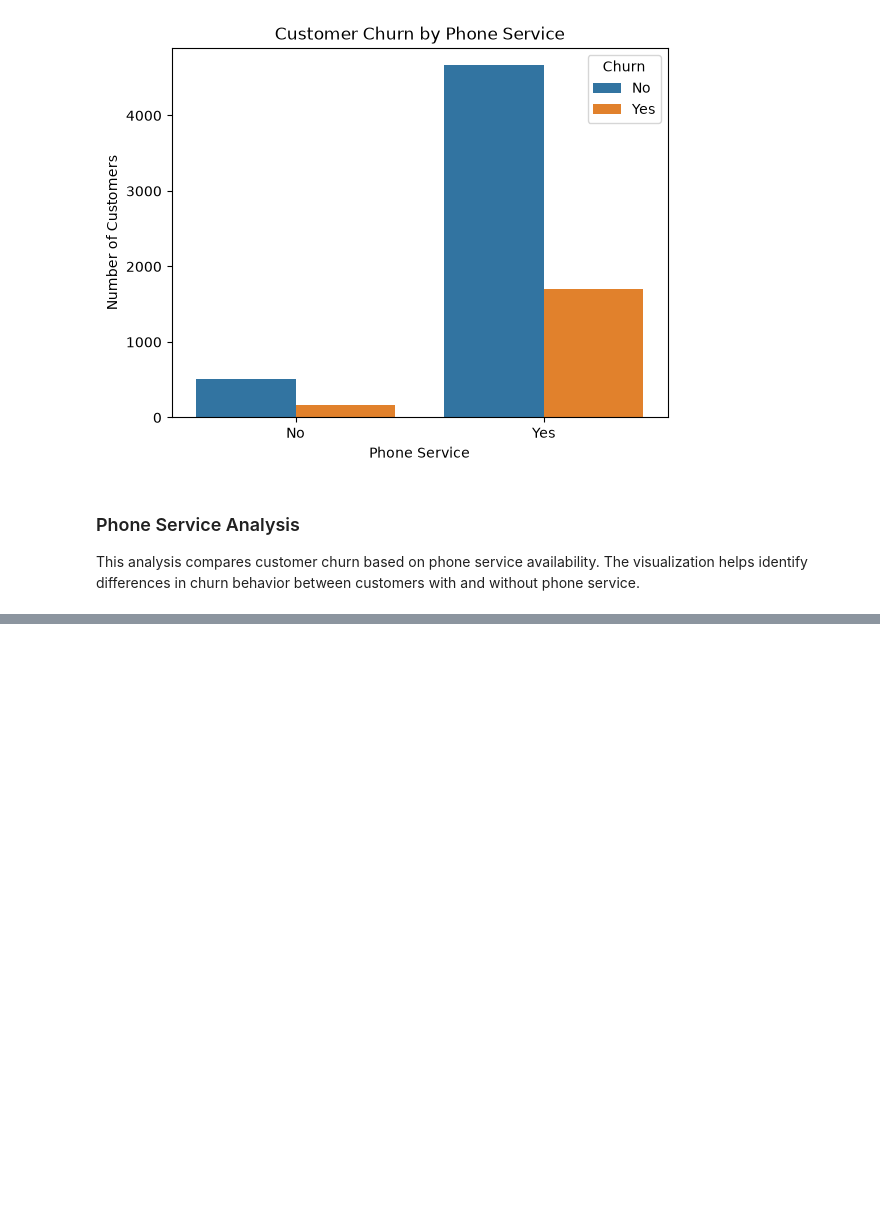
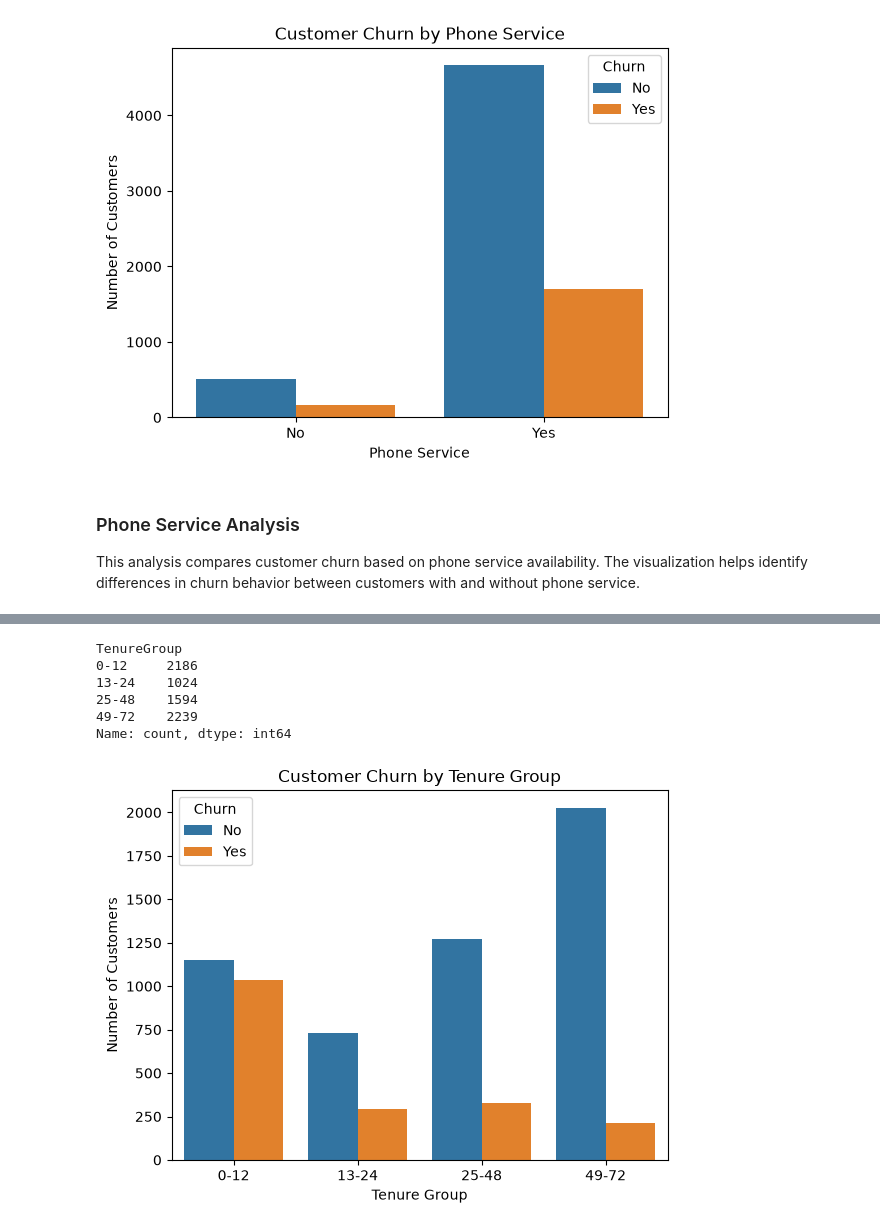
Before and after one commit to begamafreen8088-afk/zaalima-data-analytic, a Jupyter notebook: Notebooks/person2_eda.ipynb, the cells around one changed output, grey strips where cells are left out. Saved outputs shown, nothing was run; the diff lists cells and outputs as text; code cells hidden in the pictures; blank space fills up the shorter version.

```diff
--- a/Notebooks/person2_eda.ipynb
+++ b/Notebooks/person2_eda.ipynb
@@ -429,0 +480,25 @@ customers with and without phone service.
+# %%
+df["TenureGroup"] = pd.cut(
+    df["tenure"],
+    bins=[0, 12, 24, 48, 72],
+    labels=["0-12", "13-24", "25-48", "49-72"],
+    include_lowest=True
+)
+# %%
+df["TenureGroup"].value_counts().sort_index()
+# %% [output]
+TenureGroup
+0-12     2186
+13-24    1024
+25-48    1594
+49-72    2239
+Name: count, dtype: int64
+# %%
+sns.countplot(data=df, x="TenureGroup", hue="Churn")
+
+plt.title("Customer Churn by Tenure Group")
+plt.xlabel("Tenure Group")
+plt.ylabel("Number of Customers")
+plt.show()
+# %% [output]
+[figure, added]
```
Also changed, not shown: parts of 18 cells of this notebook.
